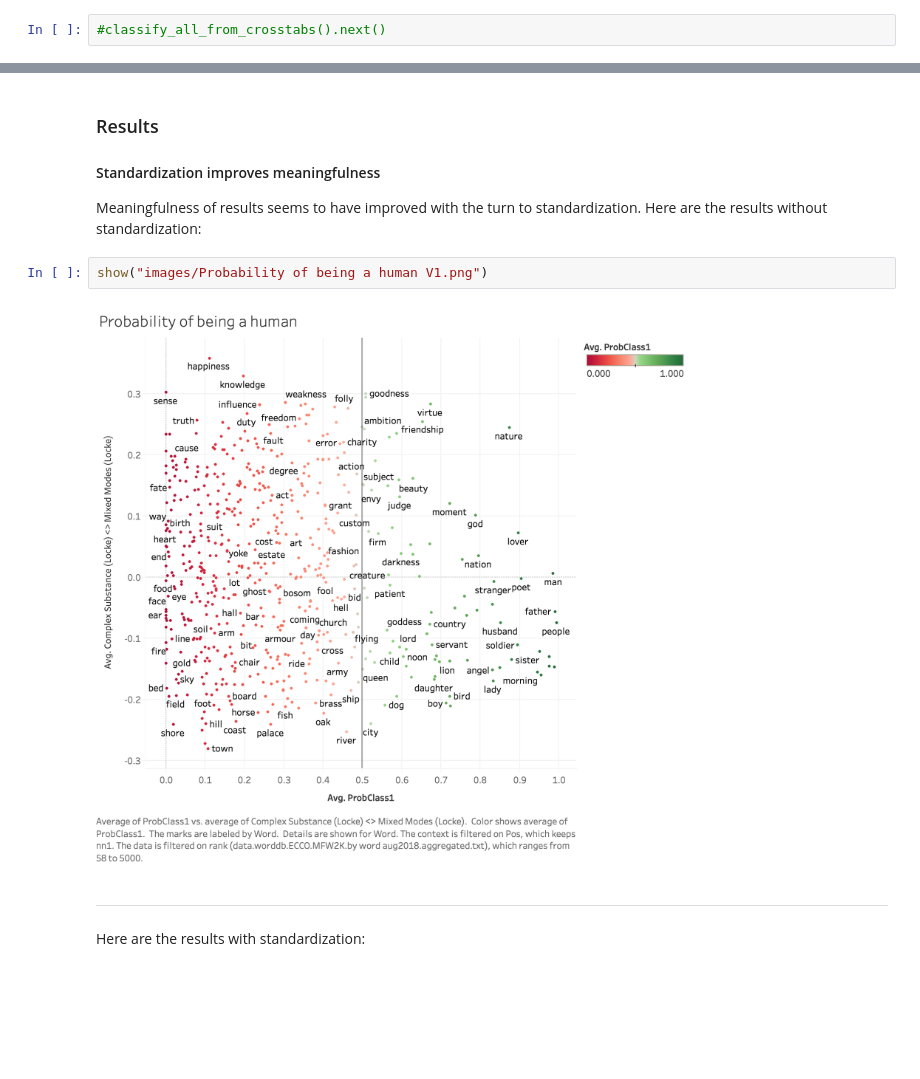
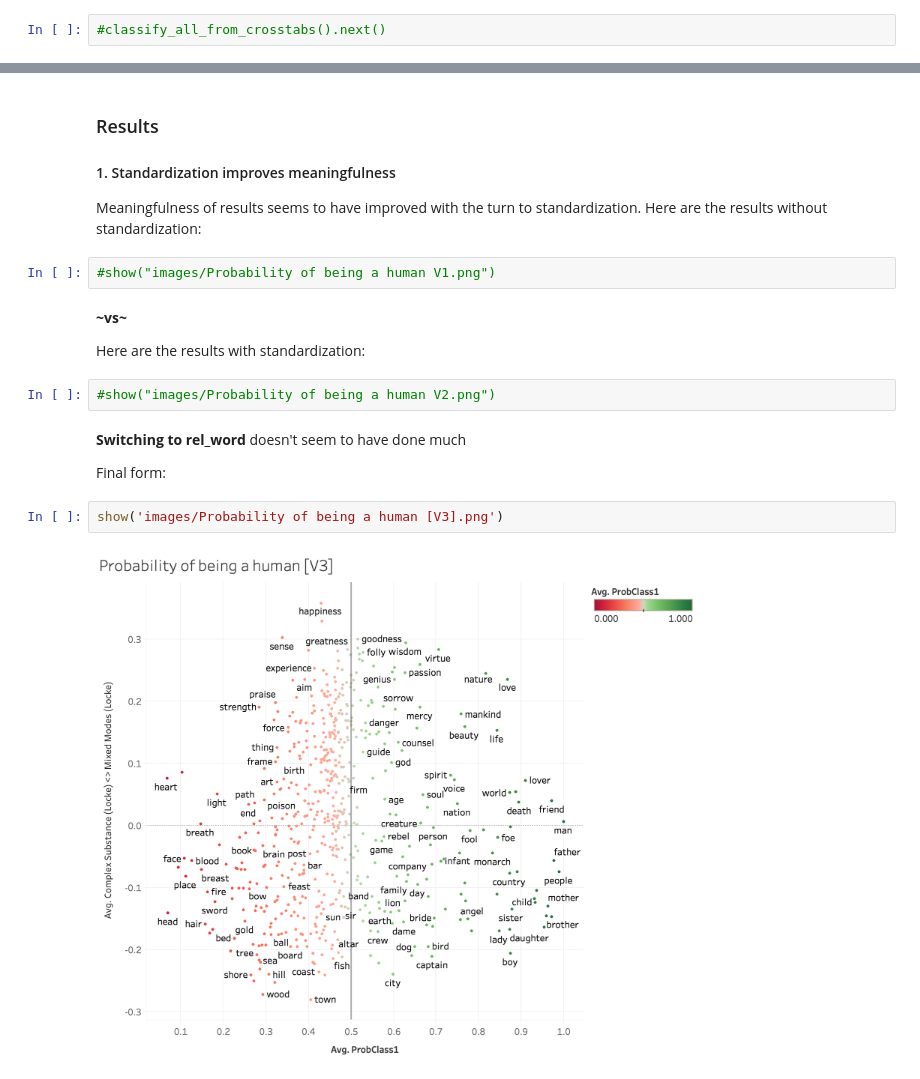
Before and after one commit to quadrismegistus/personhood, a Jupyter notebook: GrammarOfPersonhood.ipynb, the cells around one changed output, grey strips where cells are left out. Drawn from its saved outputs; the diff is of its cells as text; blank space fills up the shorter version.

```diff
--- a/GrammarOfPersonhood.ipynb
+++ b/GrammarOfPersonhood.ipynb
@@ -544,13 +651,22 @@ def classify_all_from_crosstabs(idir='data_booknlp/data_by_quarter_century__cros
 # %% [markdown]
 ### Results
 
-#### Standardization improves meaningfulness
+#### 1. Standardization improves meaningfulness
 
 Meaningfulness of results seems to have improved with the turn to standardization. Here are the results without standardization:
+# %%
+#show("images/Probability of being a human V1.png")
+# %% [markdown]
+**~vs~**
+
+Here are the results with standardization:
+# %%
+#show("images/Probability of being a human V2.png")
+# %% [markdown]
+**Switching to rel_word** doesn't seem to have done much
+
+Final form:
 # %%
-show("images/Probability of being a human V1.png")
+show('images/Probability of being a human [V3].png')
 # %% [output]
-[figure, old version]
+[figure, new version]
-# %% [markdown]
-----
-Here are the results with standardization:
```
Also changed, not shown: parts of 52 cells of this notebook, 8 other files.
